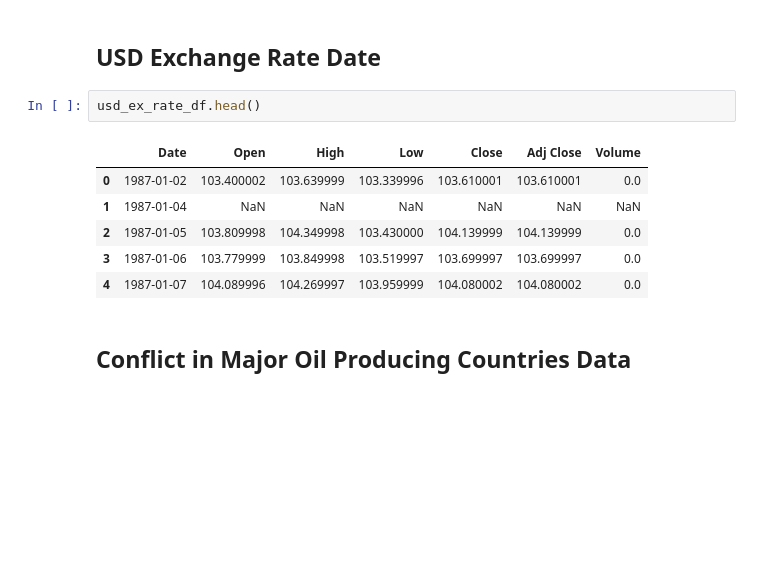
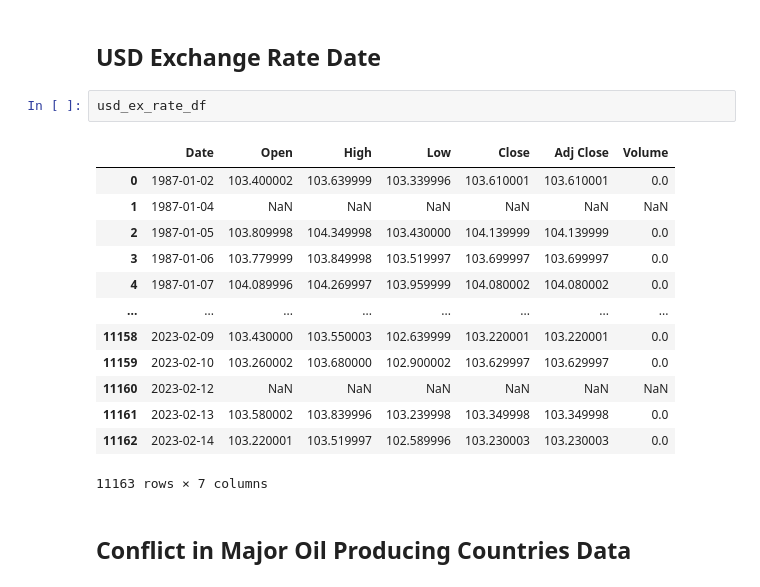
Before and after one commit to Daniel-Andarge/AiML-brent-oil-price-analysis, a Jupyter notebook: notebooks/data_preprocessing.ipynb, the cells around one changed output. Cells and saved outputs as stored; diff of their text form; blank space fills up the shorter version.

```diff
--- a/notebooks/data_preprocessing.ipynb
+++ b/notebooks/data_preprocessing.ipynb
@@ -124,14 +116,21 @@ unemployment_rate_df.head()
 # %% [markdown]
 ## USD Exchange Rate Date
 # %%
-usd_ex_rate_df.head()
+usd_ex_rate_df
 # %% [output]
 |  | Date | Open | High | Low | Close | Adj Close | Volume |
 | 0 | 1987-01-02 | 103.400002 | 103.639999 | 103.339996 | 103.610001 | 103.610001 | 0.0 |
 | 1 | 1987-01-04 | NaN | NaN | NaN | NaN | NaN | NaN |
 | 2 | 1987-01-05 | 103.809998 | 104.349998 | 103.430000 | 104.139999 | 104.139999 | 0.0 |
 | 3 | 1987-01-06 | 103.779999 | 103.849998 | 103.519997 | 103.699997 | 103.699997 | 0.0 |
 | 4 | 1987-01-07 | 104.089996 | 104.269997 | 103.959999 | 104.080002 | 104.080002 | 0.0 |
+| ... | ... | ... | ... | ... | ... | ... | ... |
+| 11158 | 2023-02-09 | 103.430000 | 103.550003 | 102.639999 | 103.220001 | 103.220001 | 0.0 |
+| 11159 | 2023-02-10 | 103.260002 | 103.680000 | 102.900002 | 103.629997 | 103.629997 | 0.0 |
+| 11160 | 2023-02-12 | NaN | NaN | NaN | NaN | NaN | NaN |
+| 11161 | 2023-02-13 | 103.580002 | 103.839996 | 103.239998 | 103.349998 | 103.349998 | 0.0 |
+| 11162 | 2023-02-14 | 103.220001 | 103.519997 | 102.589996 | 103.230003 | 103.230003 | 0.0 |
+11163 rows × 7 columns
 # %% [markdown]
 ## Conflict in Major Oil Producing Countries Data
 # %%
```
Also changed, not shown: parts of 12 cells of this notebook, 3 other files.
